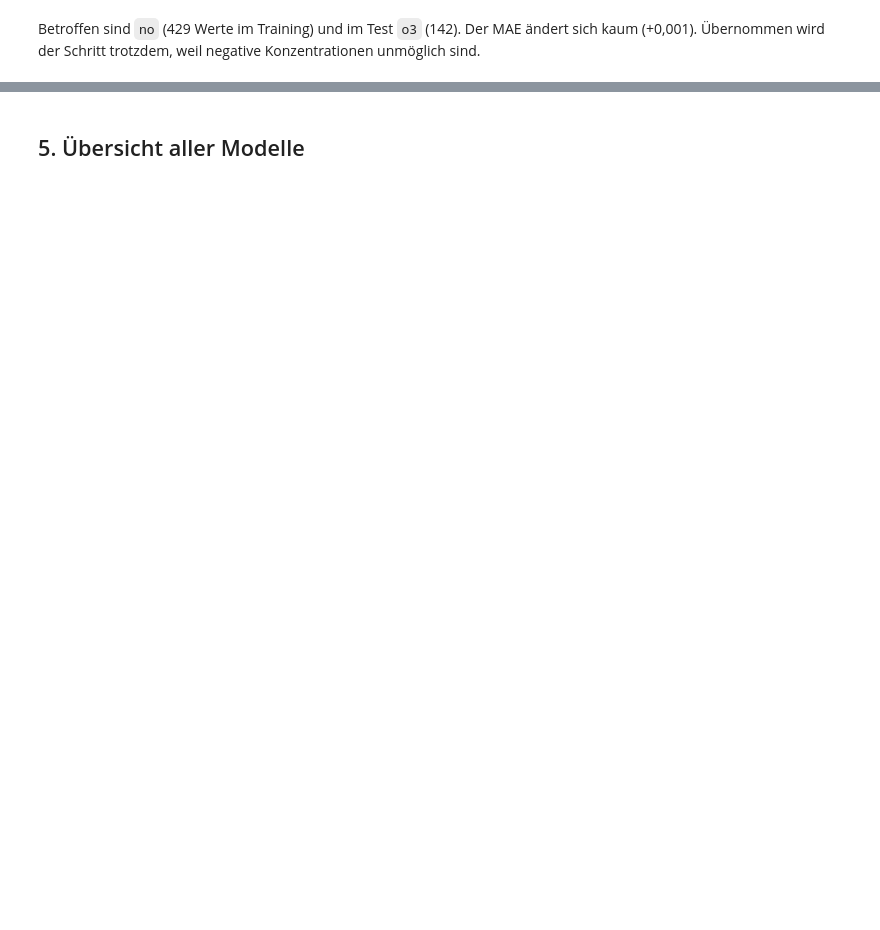
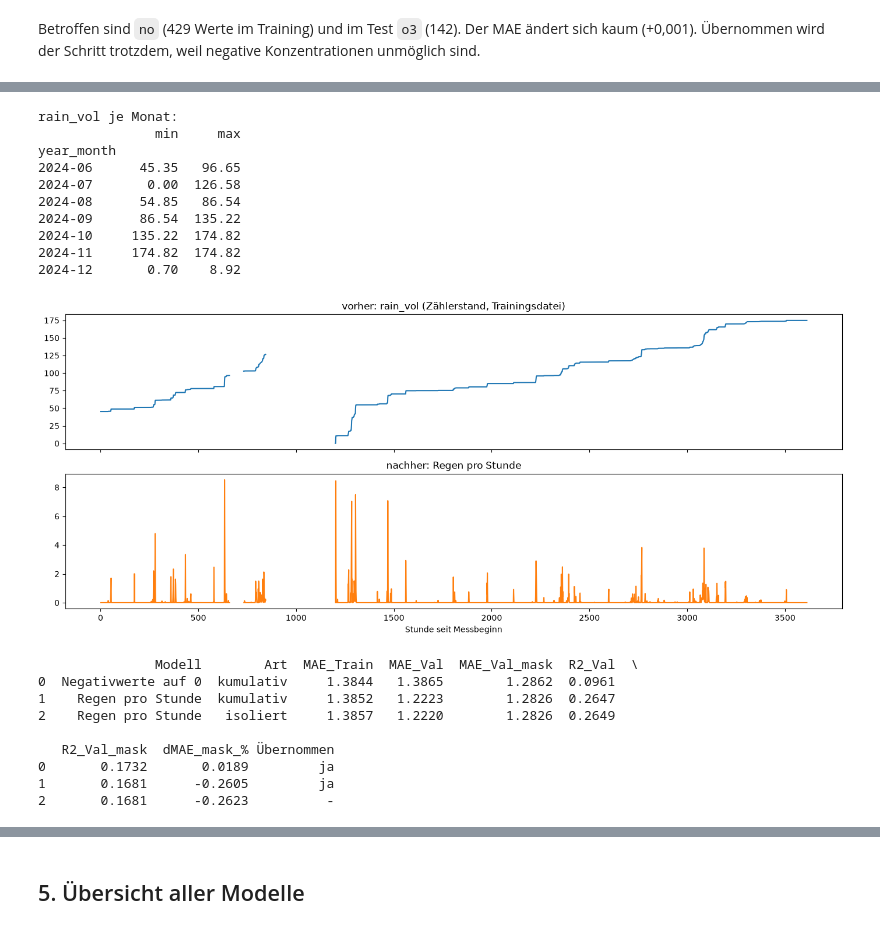
Before and after one commit to kevinvuong04/data-science-26-27, a Jupyter notebook: src/Notebooks/Aufgabe_2_Data_Preparation.ipynb, the cells around one changed output, grey strips where cells are left out. Saved outputs shown, nothing was run; the diff lists cells and outputs as text; code cells hidden in the pictures; blank space fills up the shorter version.

```diff
--- a/src/Notebooks/Aufgabe_2_Data_Preparation.ipynb
+++ b/src/Notebooks/Aufgabe_2_Data_Preparation.ipynb
@@ -719,0 +322,61 @@ rain_vol                   0.03   1.13
+# %%
+def rain_per_hour(raw):
+    # Zählerstand minus Zählerstand der Vorstunde
+    rain = raw["rain_vol"] - raw["rain_vol"].shift(1)
+    rain[rain < 0] = 0          # Zähler wurde nach einem Ausfall zurückgesetzt
+    return rain
+
+
+RAIN_TRAINFILE = rain_per_hour(df)      # chronologische Trainingsdatei (Training und Validierung)
+RAIN_TESTFILE = rain_per_hour(test)
+
+
+def convert_rain(train_df, val_df, test_df):
+    result = []
+    for data, rain in [(train_df, RAIN_TRAINFILE), (val_df, RAIN_TRAINFILE), (test_df, RAIN_TESTFILE)]:
+        data = data.copy()
+        data["rain_per_hour"] = rain.loc[data.index]
+        data.loc[data["rain_vol"].isnull(), "rain_per_hour"] = np.nan    # fehlt der Zählerstand, fehlt auch der Regen
+        result.append(data.drop(columns=["rain_vol"]))
+    return result[0], result[1], result[2]
+
+
+print("rain_vol je Monat:")
+print(pd.concat([df, test]).groupby("year_month")["rain_vol"].agg(["min", "max"]).round(2))
+
+data_new = run_step(convert_rain, cur)
+check_integrity(data_new)
+r_regen = evaluate("Regen pro Stunde", "kumulativ", "rain_vol (Zählerstand) durch rain_per_hour ersetzt", data_new)
+r_regen_iso = evaluate("Regen pro Stunde", "isoliert", "rain_vol (Zählerstand) durch rain_per_hour ersetzt", run_step(convert_rain, original))
+take_over(r_regen, data_new, "regelbasierte Korrektur, der Zählerstand ist keine Regenmenge")
+
+fig, axs = plt.subplots(2, 1, figsize=(14, 6), sharex=True)
+axs[0].plot(df["rain_vol"].values)
+axs[0].set_title("vorher: rain_vol (Zählerstand, Trainingsdatei)")
+axs[1].plot(RAIN_TRAINFILE.values, color="tab:orange")
+axs[1].set_title("nachher: Regen pro Stunde")
+axs[1].set_xlabel("Stunde seit Messbeginn")
+plt.tight_layout()
+plt.show()
+show([r_negativ, r_regen, r_regen_iso])
+# %% [output]
+rain_vol je Monat:
+               min     max
+year_month
+2024-06      45.35   96.65
+2024-07       0.00  126.58
+2024-08      54.85   86.54
+2024-09      86.54  135.22
+2024-10     135.22  174.82
+2024-11     174.82  174.82
+2024-12       0.70    8.92
+[figure, added]
+               Modell        Art  MAE_Train  MAE_Val  MAE_Val_mask  R2_Val  \
+0  Negativwerte auf 0  kumulativ     1.3844   1.3865        1.2862  0.0961
+1    Regen pro Stunde  kumulativ     1.3852   1.2223        1.2826  0.2647
+2    Regen pro Stunde   isoliert     1.3857   1.2220        1.2826  0.2649
+
+   R2_Val_mask  dMAE_mask_% Übernommen
+0       0.1732       0.0189         ja
+1       0.1681      -0.2605         ja
+2       0.1681      -0.2623          -
```
Also changed, not shown: parts of 66 cells of this notebook, 5 other files.
